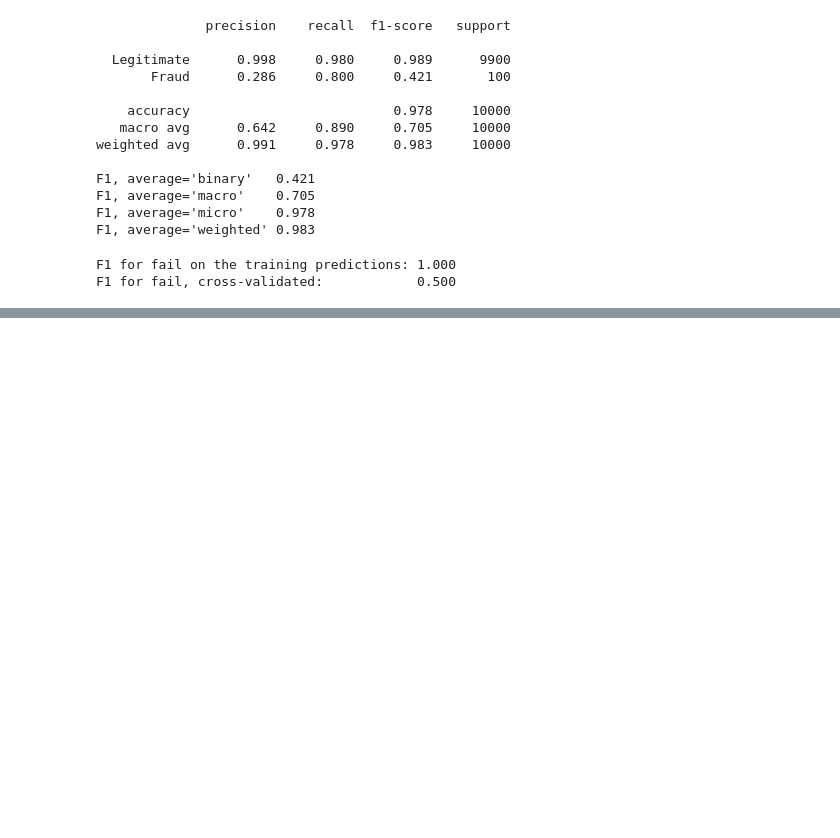
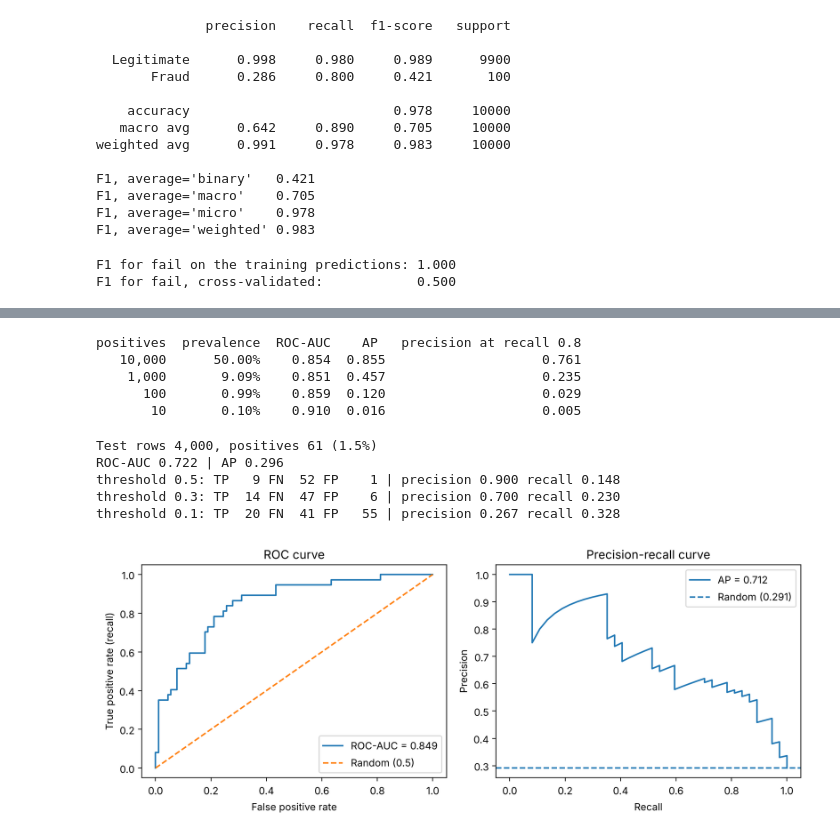
Before and after one commit to neerajb1/learnforge-notebooks, a Jupyter notebook: ai-ml-120/day-021/day-021-class-imbalance.ipynb, the cells around one changed output, grey strips where cells are left out. Drawn from its saved outputs; the diff is of its cells as text; code cells hidden in the pictures; blank space fills up the shorter version.

Commit message:
Day 21: Section 4, ROC-AUC and PR-AUC

```diff
--- a/ai-ml-120/day-021/day-021-class-imbalance.ipynb
+++ b/ai-ml-120/day-021/day-021-class-imbalance.ipynb
@@ -334,0 +352,14 @@ F1 for fail, cross-validated:            0.500
+# %%
+from sklearn.metrics import roc_curve, roc_auc_score
+
+# ROC on our students: out-of-fold probabilities of failing (p_fail, Section 3), fail = positive
+fpr, tpr, thr = roc_curve(actual_fail, p_fail)
+print(f"ROC-AUC: {roc_auc_score(actual_fail, p_fail):.3f}")
+# What ROC-AUC means: pick one failing and one passing student at random; how often does the failing one score higher?
+fails, passes = p_fail[actual_fail == 1], p_fail[actual_fail == 0]
+pairs = (fails[:, None] > passes[None, :]).mean() + 0.5 * (fails[:, None] == passes[None, :]).mean()
+print(f"Share of fail-pass pairs ranked correctly: {pairs:.3f} (of {len(fails) * len(passes):,} pairs)")
+print("threshold   FPR    TPR")
+for t in [0.7, 0.5, 0.3, 0.2, 0.1]:
+    i = np.where(thr >= t)[0][-1]                   # the last curve point at or above this threshold
+    print(f"{t:>9}  {fpr[i]:.3f}  {tpr[i]:.3f}")
@@ -334,0 +383,8 @@ F1 for fail, cross-validated:            0.500
+# %%
+from sklearn.metrics import precision_recall_curve, average_precision_score, auc
+
+# The precision-recall curve on our students. Its random baseline is the share of failing students
+precision, recall, _ = precision_recall_curve(actual_fail, p_fail)
+print(f"Average precision (AP):     {average_precision_score(actual_fail, p_fail):.3f}")
+print(f"Trapezoidal area under PR:  {auc(recall, precision):.3f}")
+print(f"Baseline (prevalence):      {actual_fail.mean():.3f}")
@@ -334,0 +395,58 @@ F1 for fail, cross-validated:            0.500
+# %%
+# Same ranking, rarer positives: one scoring rule (positives score 1.5 higher on average) at four prevalences.
+# 10,000 negatives each time; only the number of positives changes
+r = np.random.default_rng(4)
+negatives = r.normal(0, 1, 10000)
+print("positives  prevalence  ROC-AUC    AP   precision at recall 0.8")
+for n_pos in [10000, 1000, 100, 10]:
+    scores = np.concatenate([negatives, r.normal(1.5, 1, n_pos)])
+    labels = np.concatenate([np.zeros(10000), np.ones(n_pos)])
+    prec, rec, _ = precision_recall_curve(labels, scores)
+    at_80 = prec[rec >= 0.8].max()
+    print(f"{n_pos:>9,}  {n_pos / len(labels):>10.2%}  {roc_auc_score(labels, scores):>7.3f}"
+          f"  {average_precision_score(labels, scores):.3f}  {at_80:>23.3f}")
+# %% [output]
+positives  prevalence  ROC-AUC    AP   precision at recall 0.8
+   10,000      50.00%    0.854  0.855                    0.761
+    1,000       9.09%    0.851  0.457                    0.235
+      100       0.99%    0.859  0.120                    0.029
+       10       0.10%    0.910  0.016                    0.005
+# %%
+from sklearn.datasets import make_classification
+
+# The mock's experiment, with 20,000 rows instead of 5,000 so the 20% test set holds enough positives
+Xs, ys = make_classification(n_samples=20000, n_features=12, n_informative=6, n_redundant=2,
+                             weights=[0.99, 0.01], random_state=42)
+Xs_tr, Xs_te, ys_tr, ys_te = train_test_split(Xs, ys, test_size=0.2, stratify=ys, random_state=42)
+syn = Pipeline([("scaler", StandardScaler()), ("classifier", LogisticRegression(max_iter=2000))]).fit(Xs_tr, ys_tr)
+proba = syn.predict_proba(Xs_te)[:, 1]
+print(f"Test rows {len(ys_te):,}, positives {ys_te.sum()} ({ys_te.mean():.1%})")
+print(f"ROC-AUC {roc_auc_score(ys_te, proba):.3f} | AP {average_precision_score(ys_te, proba):.3f}")
+for t in [0.5, 0.3, 0.1]:
+    p = (proba >= t).astype(int)
+    (tn_, fp_), (fn_, tp_) = confusion_matrix(ys_te, p, labels=[0, 1])
+    print(f"threshold {t}: TP {tp_:>3} FN {fn_:>3} FP {fp_:>4} | precision {precision_score(ys_te, p, zero_division=0):.3f}"
+          f" recall {recall_score(ys_te, p):.3f}")
+# %% [output]
+Test rows 4,000, positives 61 (1.5%)
+ROC-AUC 0.722 | AP 0.296
+threshold 0.5: TP   9 FN  52 FP    1 | precision 0.900 recall 0.148
+threshold 0.3: TP  14 FN  47 FP    6 | precision 0.700 recall 0.230
+threshold 0.1: TP  20 FN  41 FP   55 | precision 0.267 recall 0.328
+# %%
+import matplotlib.pyplot as plt
+
+# Draw both curves for our students, with their random baselines
+fig, (left, right) = plt.subplots(1, 2, figsize=(10, 4))
+left.plot(fpr, tpr, label=f"ROC-AUC = {roc_auc_score(actual_fail, p_fail):.3f}")
+left.plot([0, 1], [0, 1], linestyle="--", label="Random (0.5)")
+left.set(xlabel="False positive rate", ylabel="True positive rate (recall)", title="ROC curve")
+right.plot(recall, precision, label=f"AP = {average_precision_score(actual_fail, p_fail):.3f}")
+right.axhline(actual_fail.mean(), linestyle="--", label=f"Random ({actual_fail.mean():.3f})")
+right.set(xlabel="Recall", ylabel="Precision", title="Precision-recall curve")
+for ax in (left, right):
+    ax.legend()
+plt.tight_layout()
+plt.show()
+# %% [output]
+[figure, added]
```
Also changed, not shown: parts of 6 cells of this notebook.
